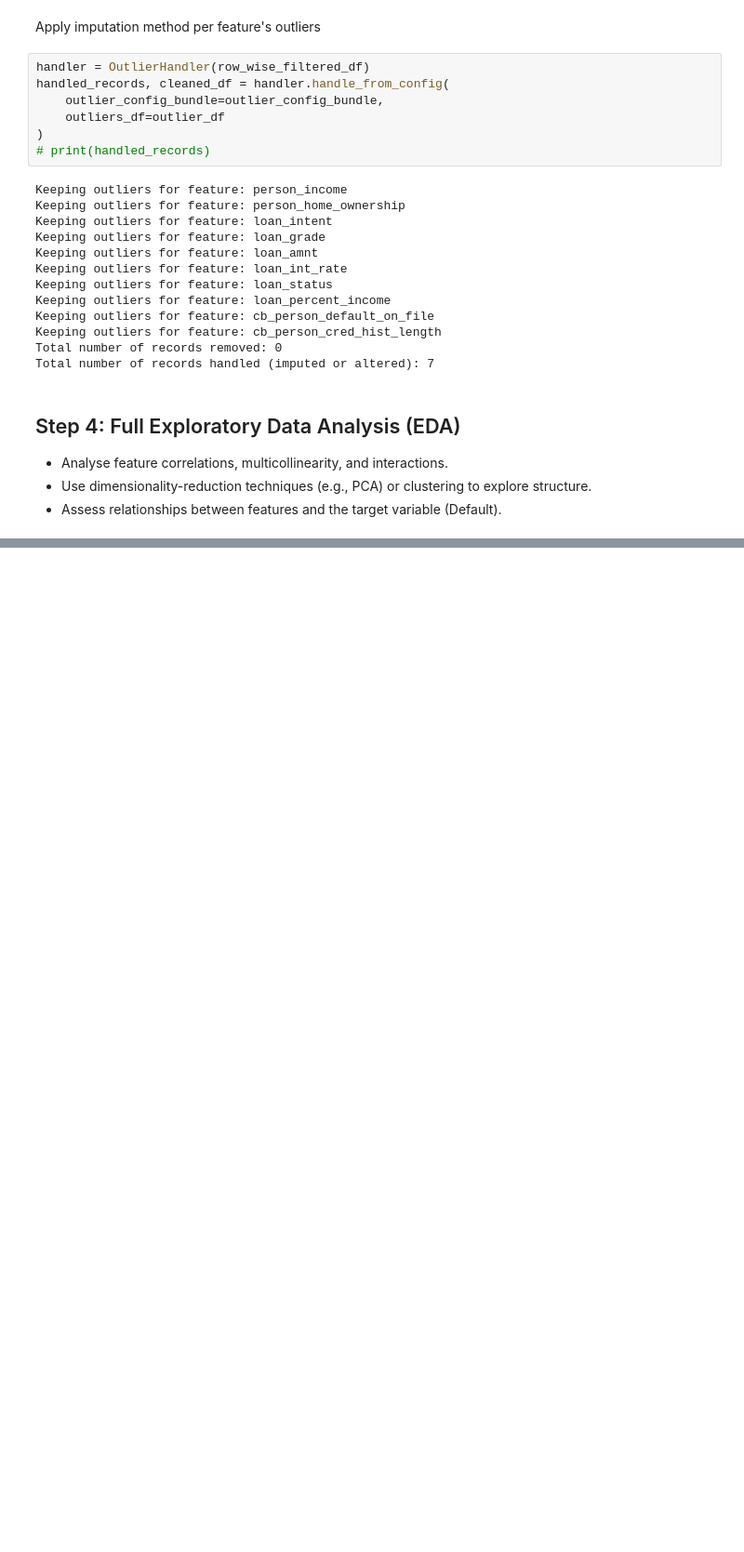
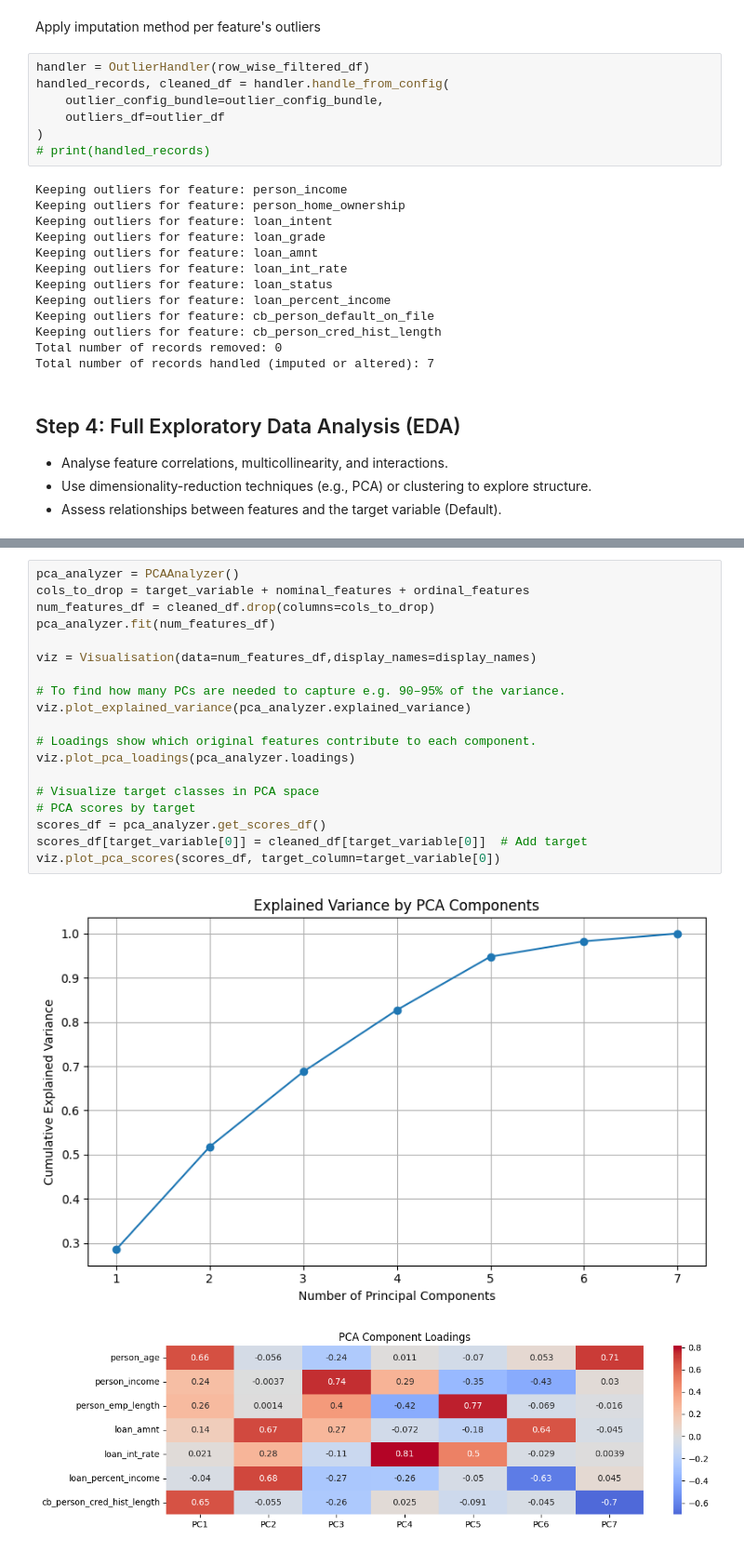
Before and after one commit to soleimanihamed/Daanish, a Jupyter notebook: projects/probability_of_default/main.ipynb, the cells around one changed output, grey strips where cells are left out. Shown at 93% size. Cells and saved outputs as stored; diff of their text form; blank space fills up the shorter version.

```diff
--- a/projects/probability_of_default/main.ipynb
+++ b/projects/probability_of_default/main.ipynb
@@ -490,0 +539,22 @@ Visualisation.plot_heatmap_matrix(corr_matrix, title="Correlation Matrix")
+# %%
+pca_analyzer = PCAAnalyzer()
+cols_to_drop = target_variable + nominal_features + ordinal_features
+num_features_df = cleaned_df.drop(columns=cols_to_drop)
+pca_analyzer.fit(num_features_df)
+
+viz = Visualisation(data=num_features_df,display_names=display_names)
+
+# To find how many PCs are needed to capture e.g. 90–95% of the variance.
+viz.plot_explained_variance(pca_analyzer.explained_variance)
+
+# Loadings show which original features contribute to each component.
+viz.plot_pca_loadings(pca_analyzer.loadings)
+
+# Visualize target classes in PCA space
+# PCA scores by target
+scores_df = pca_analyzer.get_scores_df()
+scores_df[target_variable[0]] = cleaned_df[target_variable[0]]  # Add target
+viz.plot_pca_scores(scores_df, target_column=target_variable[0])
+# %% [output]
+[figure, added]
+[figure, added]
```
Also changed, not shown: parts of 12 cells of this notebook, 6 other files.
